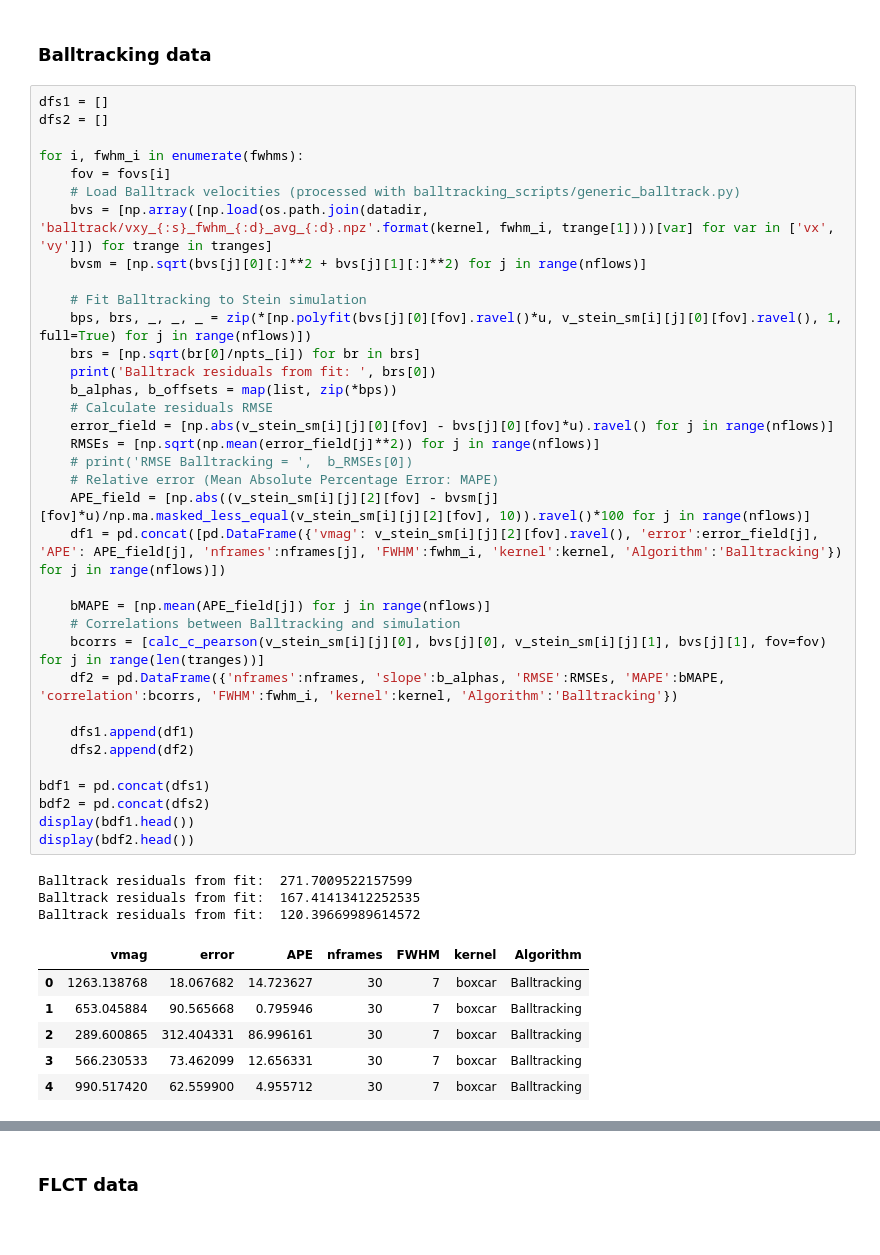
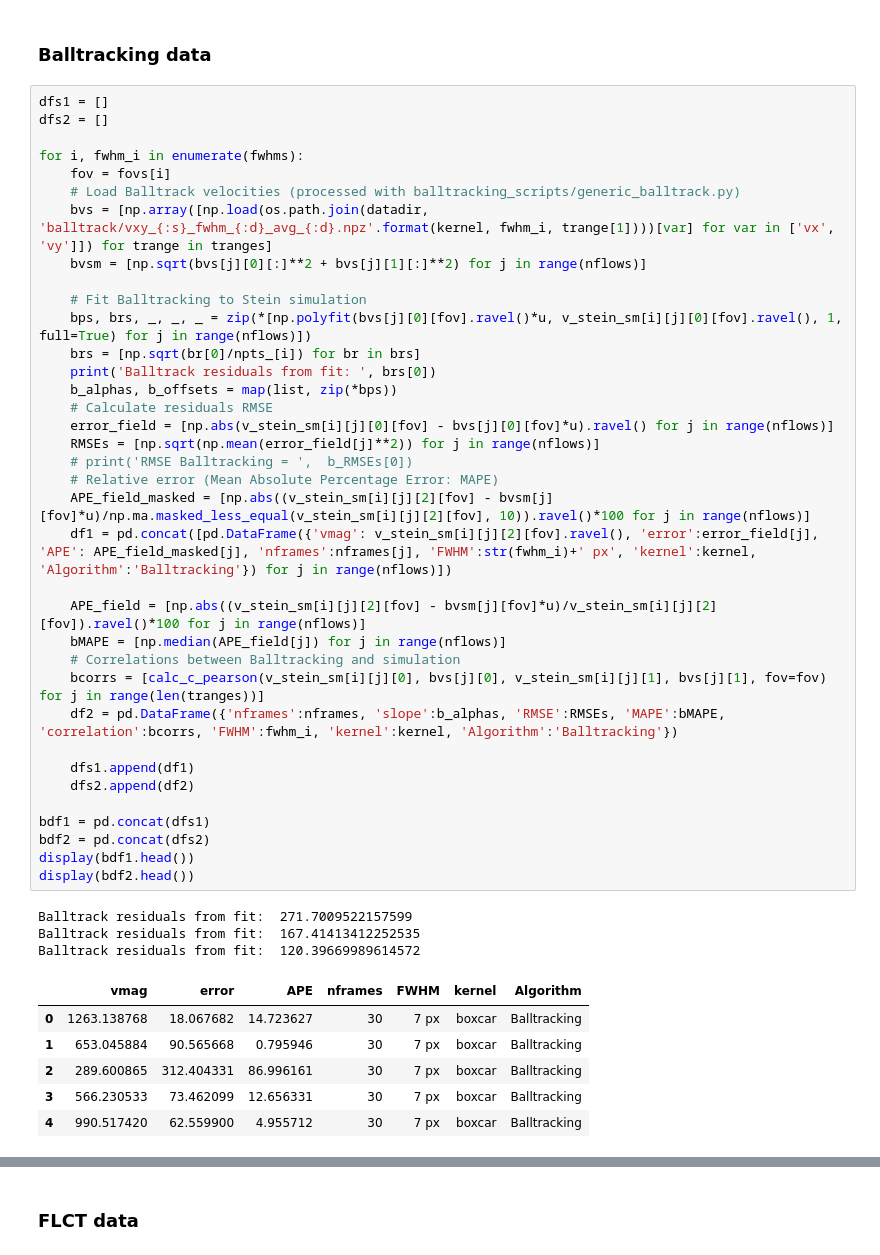
Before and after one commit to raphael-attie/sunflower, a Jupyter notebook: Comparisons/FLCT_Balltracking.ipynb, the cells around one changed output, grey strips where cells are left out. Drawn from its saved outputs; the diff is of its cells as text.

```diff
--- a/Comparisons/FLCT_Balltracking.ipynb
+++ b/Comparisons/FLCT_Balltracking.ipynb
@@ -112,39 +112,40 @@ for i, fwhm_i in enumerate(fwhms):
     bvs = [np.array([np.load(os.path.join(datadir, 'balltrack/vxy_{:s}_fwhm_{:d}_avg_{:d}.npz'.format(kernel, fwhm_i, trange[1])))[var] for var in ['vx', 'vy']]) for trange in tranges]
     bvsm = [np.sqrt(bvs[j][0][:]**2 + bvs[j][1][:]**2) for j in range(nflows)]
 
     # Fit Balltracking to Stein simulation
     bps, brs, _, _, _ = zip(*[np.polyfit(bvs[j][0][fov].ravel()*u, v_stein_sm[i][j][0][fov].ravel(), 1, full=True) for j in range(nflows)])
     brs = [np.sqrt(br[0]/npts_[i]) for br in brs]
     print('Balltrack residuals from fit: ', brs[0])
     b_alphas, b_offsets = map(list, zip(*bps))
     # Calculate residuals RMSE
     error_field = [np.abs(v_stein_sm[i][j][0][fov] - bvs[j][0][fov]*u).ravel() for j in range(nflows)]
     RMSEs = [np.sqrt(np.mean(error_field[j]**2)) for j in range(nflows)]
     # print('RMSE Balltracking = ',  b_RMSEs[0])
     # Relative error (Mean Absolute Percentage Error: MAPE)
-    APE_field = [np.abs((v_stein_sm[i][j][2][fov] - bvsm[j][fov]*u)/np.ma.masked_less_equal(v_stein_sm[i][j][2][fov], 10)).ravel()*100 for j in range(nflows)]
-    df1 = pd.concat([pd.DataFrame({'vmag': v_stein_sm[i][j][2][fov].ravel(), 'error':error_field[j], 'APE': APE_field[j], 'nframes':nframes[j], 'FWHM':fwhm_i, 'kernel':kernel, 'Algorithm':'Balltracking'}) for j in range(nflows)])
+    APE_field_masked = [np.abs((v_stein_sm[i][j][2][fov] - bvsm[j][fov]*u)/np.ma.masked_less_equal(v_stein_sm[i][j][2][fov], 10)).ravel()*100 for j in range(nflows)]
+    df1 = pd.concat([pd.DataFrame({'vmag': v_stein_sm[i][j][2][fov].ravel(), 'error':error_field[j], 'APE': APE_field_masked[j], 'nframes':nframes[j], 'FWHM':str(fwhm_i)+' px', 'kernel':kernel, 'Algorithm':'Balltracking'}) for j in range(nflows)])
 
-    bMAPE = [np.mean(APE_field[j]) for j in range(nflows)]
+    APE_field = [np.abs((v_stein_sm[i][j][2][fov] - bvsm[j][fov]*u)/v_stein_sm[i][j][2][fov]).ravel()*100 for j in range(nflows)]
+    bMAPE = [np.median(APE_field[j]) for j in range(nflows)]
     # Correlations between Balltracking and simulation
     bcorrs = [calc_c_pearson(v_stein_sm[i][j][0], bvs[j][0], v_stein_sm[i][j][1], bvs[j][1], fov=fov) for j in range(len(tranges))]
     df2 = pd.DataFrame({'nframes':nframes, 'slope':b_alphas, 'RMSE':RMSEs, 'MAPE':bMAPE, 'correlation':bcorrs, 'FWHM':fwhm_i, 'kernel':kernel, 'Algorithm':'Balltracking'})
 
     dfs1.append(df1)
     dfs2.append(df2)
 
 bdf1 = pd.concat(dfs1)
 bdf2 = pd.concat(dfs2)
 display(bdf1.head())
 display(bdf2.head())
 # %% [output]
 Balltrack residuals from fit:  271.7009522157599
 Balltrack residuals from fit:  167.41413412252535
 Balltrack residuals from fit:  120.39669989614572
 |  | vmag | error | APE | nframes | FWHM | kernel | Algorithm |
-| 0 | 1263.138768 | 18.067682 | 14.723627 | 30 | 7 | boxcar | Balltracking |
-| 1 | 653.045884 | 90.565668 | 0.795946 | 30 | 7 | boxcar | Balltracking |
-| 2 | 289.600865 | 312.404331 | 86.996161 | 30 | 7 | boxcar | Balltracking |
-| 3 | 566.230533 | 73.462099 | 12.656331 | 30 | 7 | boxcar | Balltracking |
-| 4 | 990.517420 | 62.559900 | 4.955712 | 30 | 7 | boxcar | Balltracking |
+| 0 | 1263.138768 | 18.067682 | 14.723627 | 30 | 7 px | boxcar | Balltracking |
+| 1 | 653.045884 | 90.565668 | 0.795946 | 30 | 7 px | boxcar | Balltracking |
+| 2 | 289.600865 | 312.404331 | 86.996161 | 30 | 7 px | boxcar | Balltracking |
+| 3 | 566.230533 | 73.462099 | 12.656331 | 30 | 7 px | boxcar | Balltracking |
+| 4 | 990.517420 | 62.559900 | 4.955712 | 30 | 7 px | boxcar | Balltracking |
 |  | nframes | slope | RMSE | MAPE | correlation | FWHM | kernel | Algorithm |
```
Also changed, not shown: parts of 21 cells of this notebook, 5 other files.
